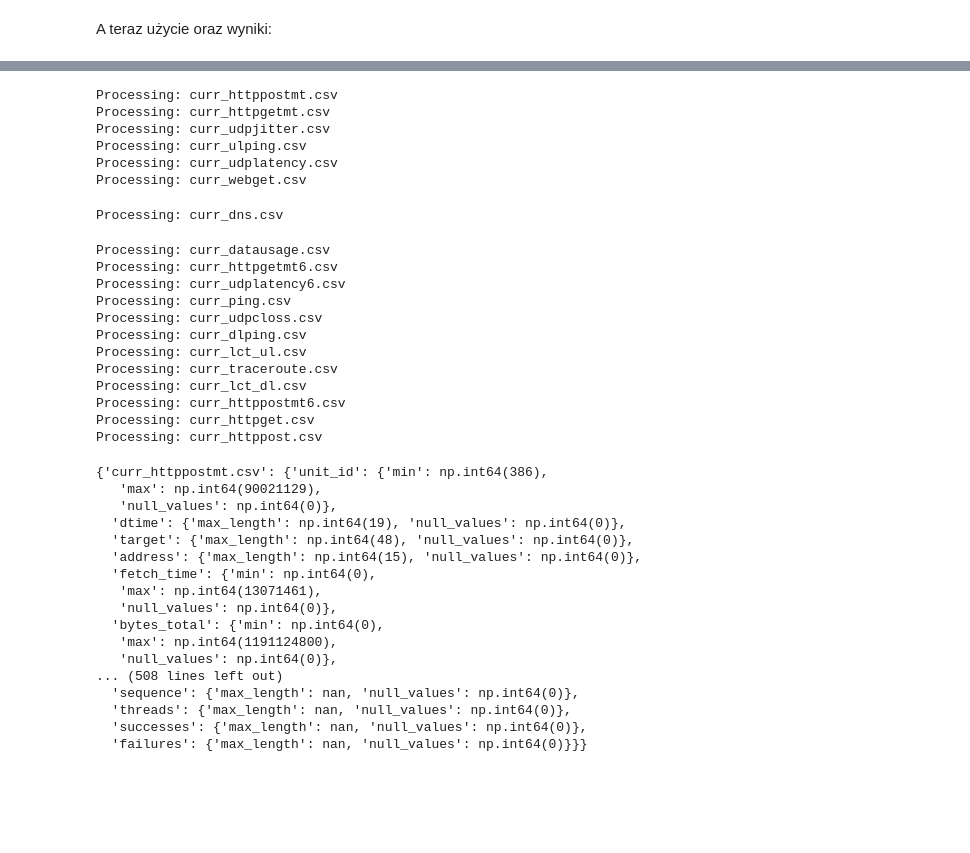
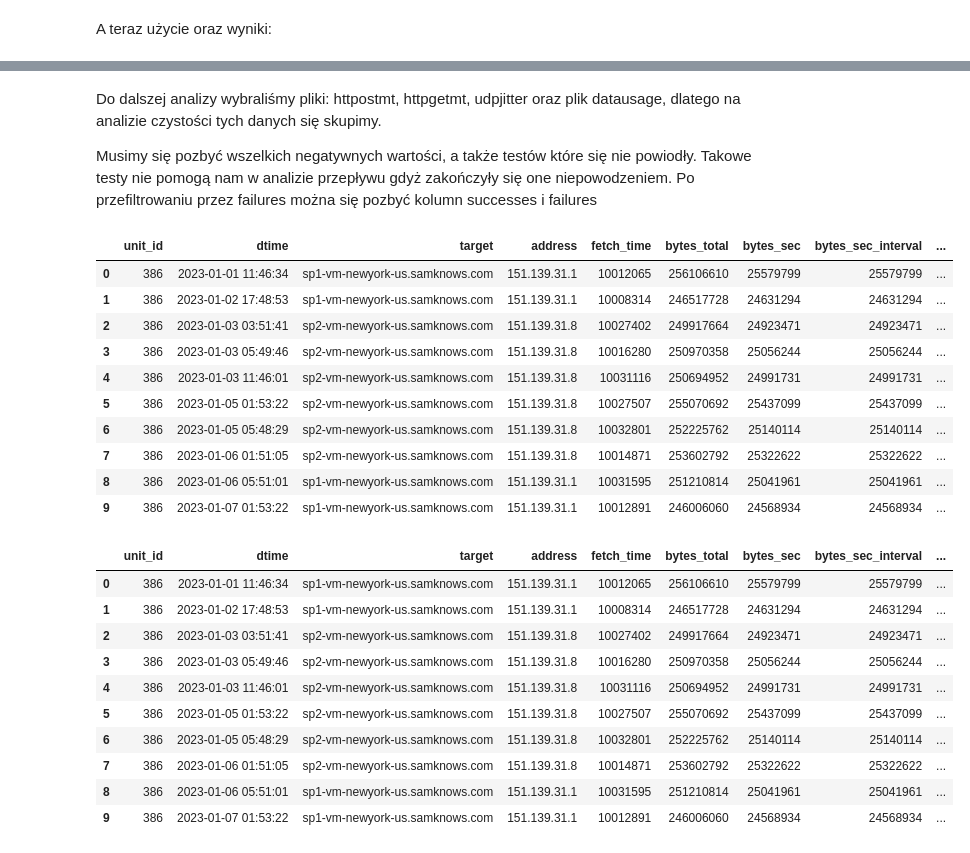
Before and after one commit to Arut3nCodes/PAMSI-part-one, a Jupyter notebook: DataCleanlinessStudy.ipynb, the cells around one changed output, grey strips where cells are left out. Cells and saved outputs as stored; diff of their text form; code cells hidden in the pictures; blank space fills up the shorter version.

Commit message:
Dodano oczyszczanie ze względu na failure oraz niedopuszczalne negatywne wartości

```diff
--- a/DataCleanlinessStudy.ipynb
+++ b/DataCleanlinessStudy.ipynb
@@ -99,39 +339,42 @@ A teraz użycie oraz wyniki:
+# %% [markdown]
+Do dalszej analizy wybraliśmy pliki: httpostmt, httpgetmt, udpjitter oraz plik datausage, dlatego na analizie czystości tych danych się skupimy.
+
+Musimy się pozbyć wszelkich negatywnych wartości, a także testów które się nie powiodły. Takowe testy nie pomogą nam w analizie przepływu gdyż zakończyły się one niepowodzeniem. Po przefiltrowaniu przez failures można się pozbyć kolumn successes i failures
 # %%
-analyze_files_in_directory("/home/arut3n/Documents/Studia/MagSem1/PAMSI/PAMSI-part-one/data/202301")
+#zbadamy wartości ujemne w pliku http
+
+import numpy as np
+import pandas as pd
+
+df = pd.read_csv('/home/arut3n/Documents/Studia/MagSem1/PAMSI/PAMSI-part-one/data/202301/curr_httpgetmt.csv')
+
+df.head(10)
 # %% [output]
-Processing: curr_httppostmt.csv
-Processing: curr_httpgetmt.csv
-Processing: curr_udpjitter.csv
-Processing: curr_ulping.csv
-Processing: curr_udplatency.csv
-Processing: curr_webget.csv
-Processing: curr_dns.csv
-Processing: curr_datausage.csv
-Processing: curr_httpgetmt6.csv
-Processing: curr_udplatency6.csv
-Processing: curr_ping.csv
-Processing: curr_udpcloss.csv
-Processing: curr_dlping.csv
-Processing: curr_lct_ul.csv
-Processing: curr_traceroute.csv
-Processing: curr_lct_dl.csv
-Processing: curr_httppostmt6.csv
-Processing: curr_httpget.csv
-Processing: curr_httppost.csv
-{'curr_httppostmt.csv': {'unit_id': {'min': np.int64(386),
-   'max': np.int64(90021129),
-   'null_values': np.int64(0)},
-  'dtime': {'max_length': np.int64(19), 'null_values': np.int64(0)},
-  'target': {'max_length': np.int64(48), 'null_values': np.int64(0)},
-  'address': {'max_length': np.int64(15), 'null_values': np.int64(0)},
-  'fetch_time': {'min': np.int64(0),
-   'max': np.int64(13071461),
-   'null_values': np.int64(0)},
-  'bytes_total': {'min': np.int64(0),
-   'max': np.int64(1191124800),
-   'null_values': np.int64(0)},
-... (508 lines left out)
-  'sequence': {'max_length': nan, 'null_values': np.int64(0)},
-  'threads': {'max_length': nan, 'null_values': np.int64(0)},
-  'successes': {'max_length': nan, 'null_values': np.int64(0)},
-  'failures': {'max_length': nan, 'null_values': np.int64(0)}}}
+|  | unit_id | dtime | target | address | fetch_time | bytes_total | bytes_sec | bytes_sec_interval | ... |
+| 0 | 386 | 2023-01-01 11:46:34 | sp1-vm-newyork-us.samknows.com | 151.139.31.1 | 10012065 | 256106610 | 25579799 | 25579799 | ... |
+| 1 | 386 | 2023-01-02 17:48:53 | sp1-vm-newyork-us.samknows.com | 151.139.31.1 | 10008314 | 246517728 | 24631294 | 24631294 | ... |
+| 2 | 386 | 2023-01-03 03:51:41 | sp2-vm-newyork-us.samknows.com | 151.139.31.8 | 10027402 | 249917664 | 24923471 | 24923471 | ... |
+| 3 | 386 | 2023-01-03 05:49:46 | sp2-vm-newyork-us.samknows.com | 151.139.31.8 | 10016280 | 250970358 | 25056244 | 25056244 | ... |
+| 4 | 386 | 2023-01-03 11:46:01 | sp2-vm-newyork-us.samknows.com | 151.139.31.8 | 10031116 | 250694952 | 24991731 | 24991731 | ... |
+| 5 | 386 | 2023-01-05 01:53:22 | sp2-vm-newyork-us.samknows.com | 151.139.31.8 | 10027507 | 255070692 | 25437099 | 25437099 | ... |
+| 6 | 386 | 2023-01-05 05:48:29 | sp2-vm-newyork-us.samknows.com | 151.139.31.8 | 10032801 | 252225762 | 25140114 | 25140114 | ... |
+| 7 | 386 | 2023-01-06 01:51:05 | sp2-vm-newyork-us.samknows.com | 151.139.31.8 | 10014871 | 253602792 | 25322622 | 25322622 | ... |
+| 8 | 386 | 2023-01-06 05:51:01 | sp1-vm-newyork-us.samknows.com | 151.139.31.1 | 10031595 | 251210814 | 25041961 | 25041961 | ... |
+| 9 | 386 | 2023-01-07 01:53:22 | sp1-vm-newyork-us.samknows.com | 151.139.31.1 | 10012891 | 246006060 | 24568934 | 24568934 | ... |
+# %%
+cleandf = df[df['failures'] == 0]
+cleandf = cleandf[cleandf['warmup_time'] >= 0]
+cleandf = cleandf.drop(['failures', 'successes'], axis=1)
+cleandf.head(10)
+# %% [output]
+|  | unit_id | dtime | target | address | fetch_time | bytes_total | bytes_sec | bytes_sec_interval | ... |
+| 0 | 386 | 2023-01-01 11:46:34 | sp1-vm-newyork-us.samknows.com | 151.139.31.1 | 10012065 | 256106610 | 25579799 | 25579799 | ... |
+| 1 | 386 | 2023-01-02 17:48:53 | sp1-vm-newyork-us.samknows.com | 151.139.31.1 | 10008314 | 246517728 | 24631294 | 24631294 | ... |
+| 2 | 386 | 2023-01-03 03:51:41 | sp2-vm-newyork-us.samknows.com | 151.139.31.8 | 10027402 | 249917664 | 24923471 | 24923471 | ... |
+| 3 | 386 | 2023-01-03 05:49:46 | sp2-vm-newyork-us.samknows.com | 151.139.31.8 | 10016280 | 250970358 | 25056244 | 25056244 | ... |
+| 4 | 386 | 2023-01-03 11:46:01 | sp2-vm-newyork-us.samknows.com | 151.139.31.8 | 10031116 | 250694952 | 24991731 | 24991731 | ... |
+| 5 | 386 | 2023-01-05 01:53:22 | sp2-vm-newyork-us.samknows.com | 151.139.31.8 | 10027507 | 255070692 | 25437099 | 25437099 | ... |
+| 6 | 386 | 2023-01-05 05:48:29 | sp2-vm-newyork-us.samknows.com | 151.139.31.8 | 10032801 | 252225762 | 25140114 | 25140114 | ... |
+| 7 | 386 | 2023-01-06 01:51:05 | sp2-vm-newyork-us.samknows.com | 151.139.31.8 | 10014871 | 253602792 | 25322622 | 25322622 | ... |
+| 8 | 386 | 2023-01-06 05:51:01 | sp1-vm-newyork-us.samknows.com | 151.139.31.1 | 10031595 | 251210814 | 25041961 | 25041961 | ... |
+| 9 | 386 | 2023-01-07 01:53:22 | sp1-vm-newyork-us.samknows.com | 151.139.31.1 | 10012891 | 246006060 | 24568934 | 24568934 | ... |
```
Also changed, not shown: parts of 6 cells of this notebook.
